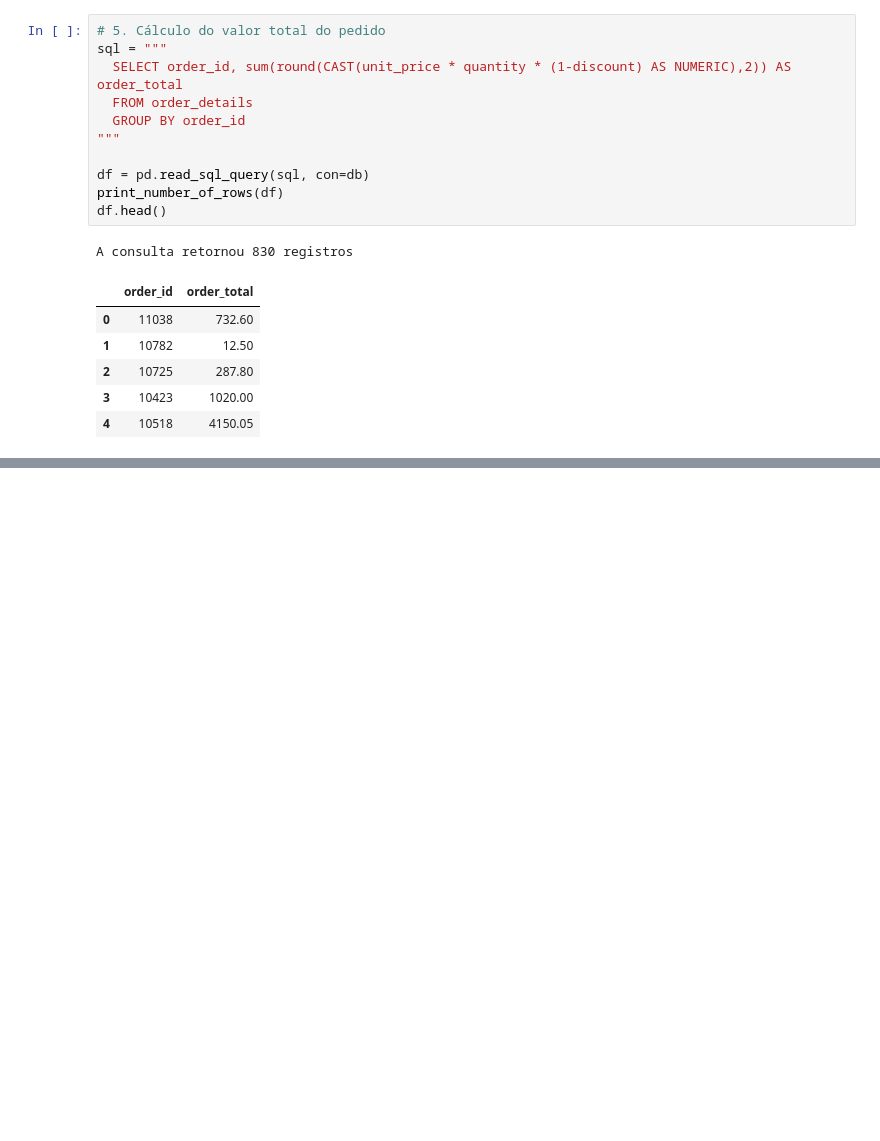
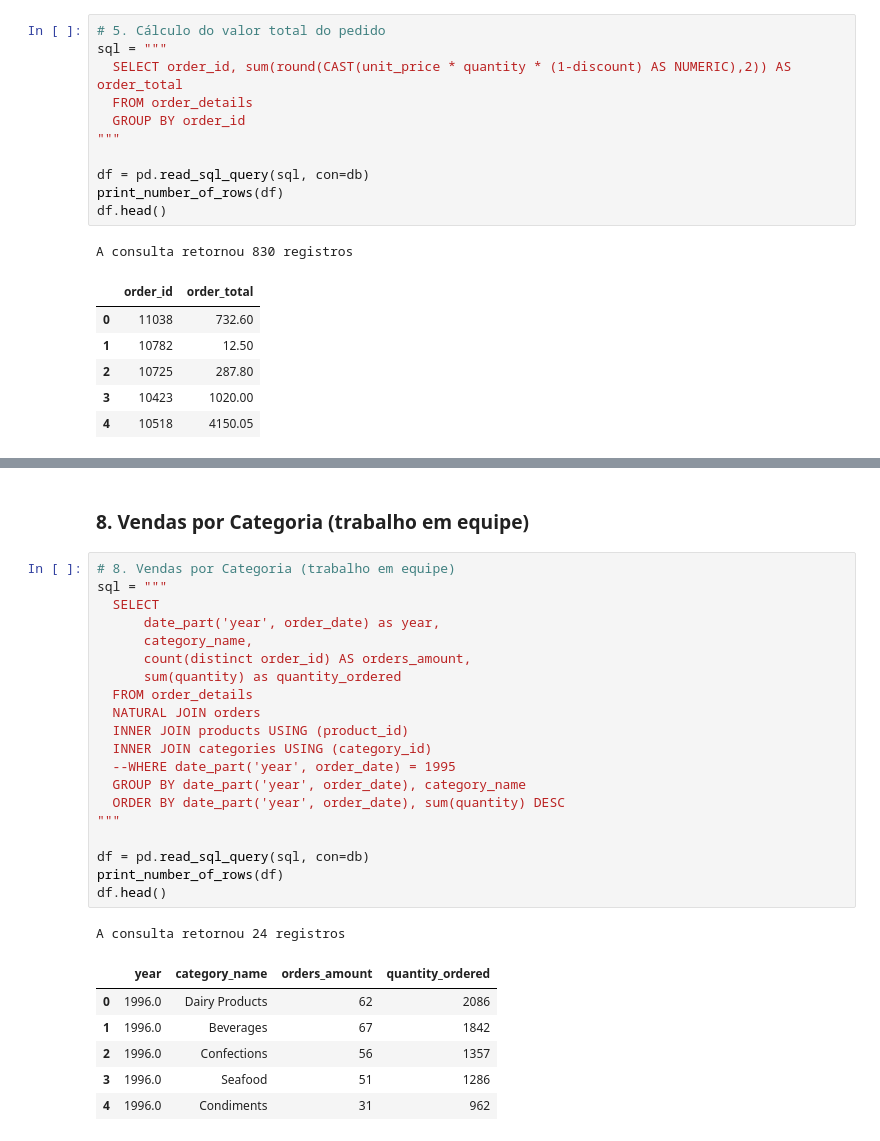
Before and after one commit to bmnds/uea-data-science-04-data-processing, a Jupyter notebook: Atividade_Pratica_Aula1.ipynb, the cells around one changed output, grey strips where cells are left out. Drawn from its saved outputs; the diff is of its cells as text; blank space fills up the shorter version.

```diff
--- a/Atividade_Pratica_Aula1.ipynb
+++ b/Atividade_Pratica_Aula1.ipynb
@@ -210,0 +315,30 @@ A consulta retornou 830 registros
+# %% [markdown]
+### 8. Vendas por Categoria (trabalho em equipe)
+# %%
+# 8. Vendas por Categoria (trabalho em equipe)
+sql = """
+  SELECT
+      date_part('year', order_date) as year,
+      category_name,
+      count(distinct order_id) AS orders_amount,
+      sum(quantity) as quantity_ordered
+  FROM order_details
+  NATURAL JOIN orders
+  INNER JOIN products USING (product_id)
+  INNER JOIN categories USING (category_id)
+  --WHERE date_part('year', order_date) = 1995
+  GROUP BY date_part('year', order_date), category_name
+  ORDER BY date_part('year', order_date), sum(quantity) DESC
+"""
+
+df = pd.read_sql_query(sql, con=db)
+print_number_of_rows(df)
+df.head()
+# %% [output]
+A consulta retornou 24 registros
+|  | year | category_name | orders_amount | quantity_ordered |
+| 0 | 1996.0 | Dairy Products | 62 | 2086 |
+| 1 | 1996.0 | Beverages | 67 | 1842 |
+| 2 | 1996.0 | Confections | 56 | 1357 |
+| 3 | 1996.0 | Seafood | 51 | 1286 |
+| 4 | 1996.0 | Condiments | 31 | 962 |
```
Also changed, not shown: parts of 23 cells of this notebook.
